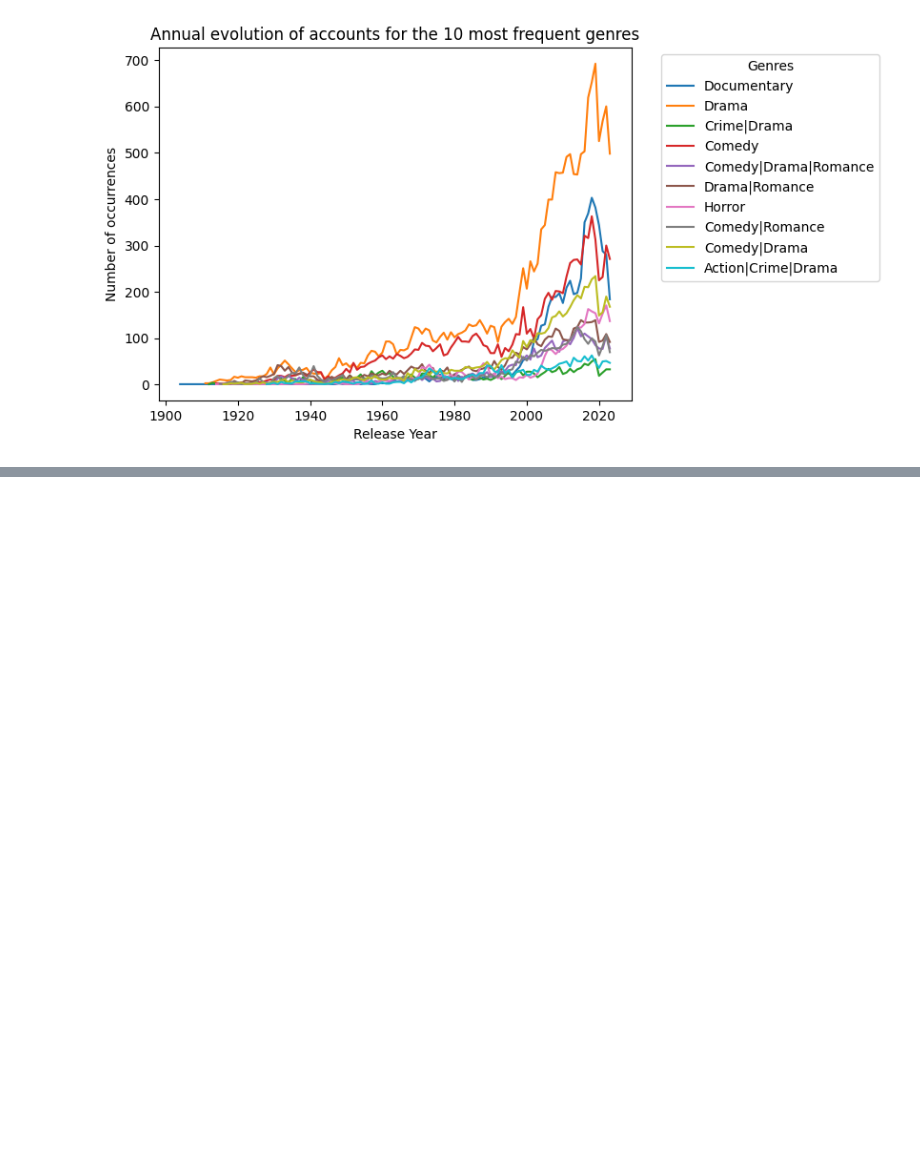
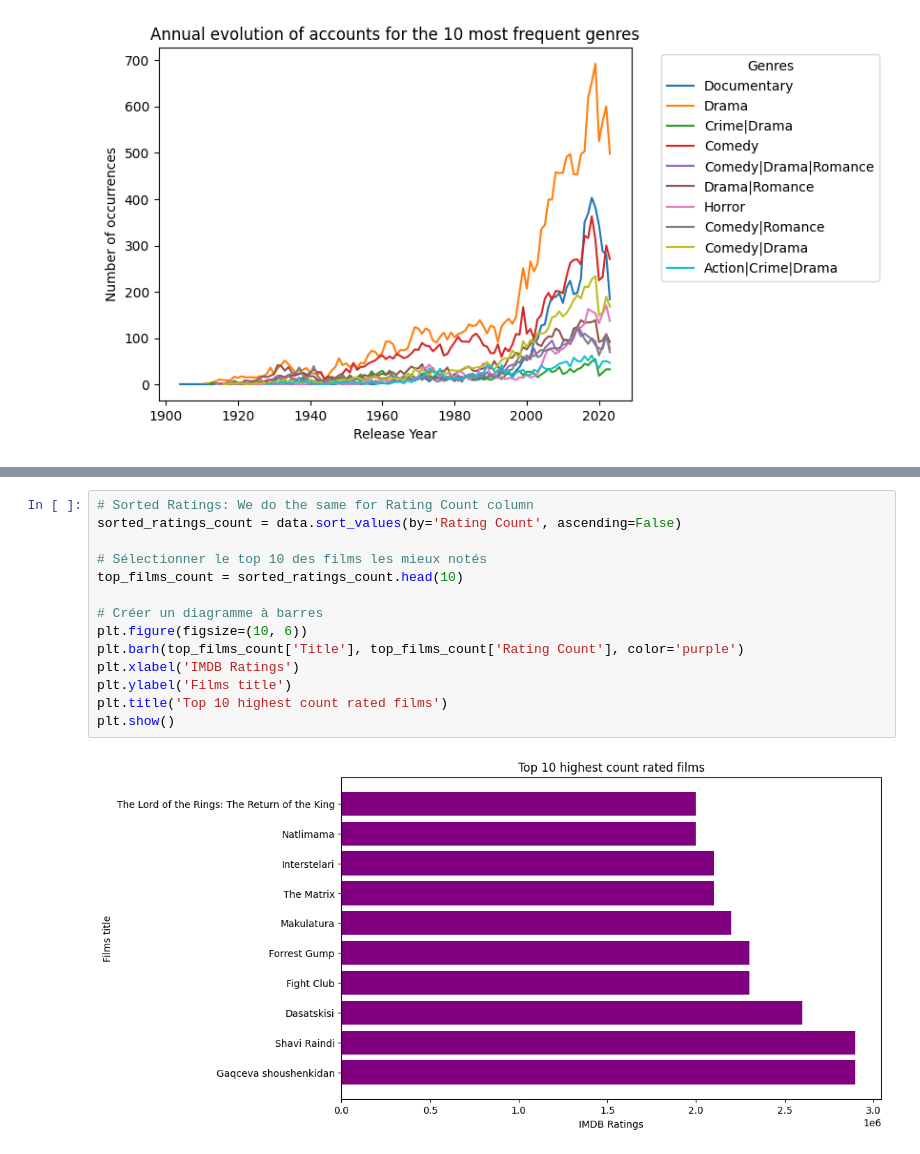
Before and after one commit to Laureoby/movies_dataset2, a Jupyter notebook: Movies2_dataset.ipynb, the cells around one changed output, grey strips where cells are left out. Saved outputs shown, nothing was run; the diff lists cells and outputs as text; blank space fills up the shorter version.

```diff
--- a/Movies2_dataset.ipynb
+++ b/Movies2_dataset.ipynb
@@ -224,0 +256,16 @@ plt.show()
+# %%
+# Sorted Ratings: We do the same for Rating Count column
+sorted_ratings_count = data.sort_values(by='Rating Count', ascending=False)
+
+# Sélectionner le top 10 des films les mieux notés
+top_films_count = sorted_ratings_count.head(10)
+
+# Créer un diagramme à barres
+plt.figure(figsize=(10, 6))
+plt.barh(top_films_count['Title'], top_films_count['Rating Count'], color='purple')
+plt.xlabel('IMDB Ratings')
+plt.ylabel('Films title')
+plt.title('Top 10 highest count rated films')
+plt.show()
+# %% [output]
+[figure, added]
```
Also changed, not shown: parts of 2 cells of this notebook.
